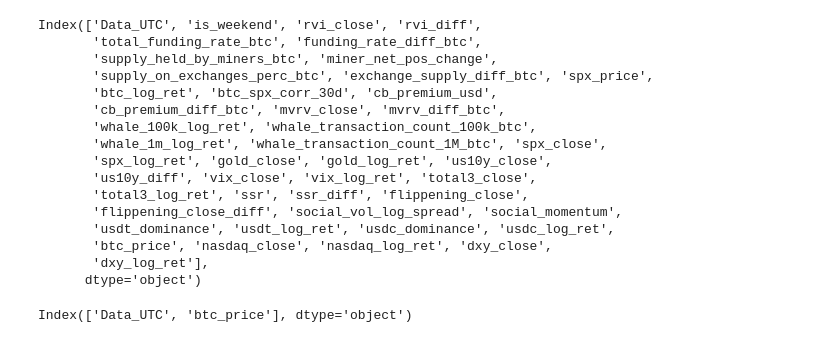
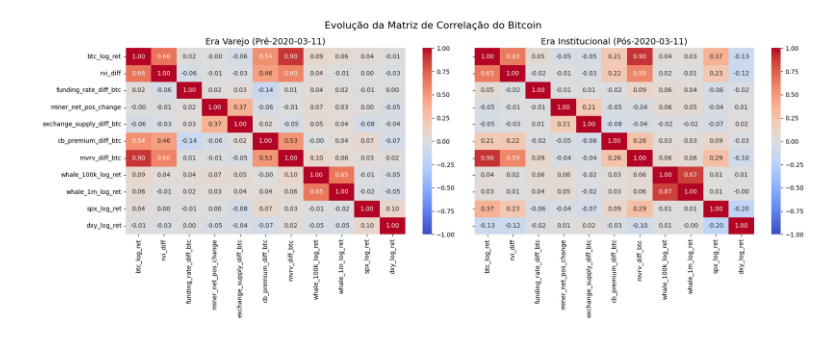
Before and after one commit to felipebaia/mba_dsa_usp_esalq, a Jupyter notebook: TCC/src/heatmaps.ipynb, the cells around one changed output. Drawn from its saved outputs; the diff is of its cells as text; code cells hidden in the pictures.

Commit message:
Fix: Correcao do codigo que gera a tabela consolidada para se adequar as novas fontes.

```diff
--- a/TCC/src/heatmaps.ipynb
+++ b/TCC/src/heatmaps.ipynb
@@ -151,24 +6,50 @@ df_final_feature
-# %%
-display(df_features.columns)
-display(df_target_price.columns)
-# %% [output]
-Index(['Data_UTC', 'is_weekend', 'rvi_close', 'rvi_diff',
-       'total_funding_rate_btc', 'funding_rate_diff_btc',
-       'supply_held_by_miners_btc', 'miner_net_pos_change',
-       'supply_on_exchanges_perc_btc', 'exchange_supply_diff_btc', 'spx_price',
-       'btc_log_ret', 'btc_spx_corr_30d', 'cb_premium_usd',
-       'cb_premium_diff_btc', 'mvrv_close', 'mvrv_diff_btc',
-       'whale_100k_log_ret', 'whale_transaction_count_100k_btc',
-       'whale_1m_log_ret', 'whale_transaction_count_1M_btc', 'spx_close',
-       'spx_log_ret', 'gold_close', 'gold_log_ret', 'us10y_close',
-       'us10y_diff', 'vix_close', 'vix_log_ret', 'total3_close',
-       'total3_log_ret', 'ssr', 'ssr_diff', 'flippening_close',
-       'flippening_close_diff', 'social_vol_log_spread', 'social_momentum',
-       'usdt_dominance', 'usdt_log_ret', 'usdc_dominance', 'usdc_log_ret',
-       'btc_price', 'nasdaq_close', 'nasdaq_log_ret', 'dxy_close',
-       'dxy_log_ret'],
-      dtype='object')
-Index(['Data_UTC', 'btc_price'], dtype='object')
+# %%
+# ==============================================================================
+# 3. MATRIZES DE CORRELAÇÃO COMPARATIVAS (Para a Seção 3.3)
+# ==============================================================================
+
+df_copy = df_features.copy()
+df_copy = df_copy.set_index('Data_UTC')
+
+# Selecionar variáveis TRANSFORMADAS (Stationary)
+# Selecionar variáveis TRANSFORMADAS (Stationary)
+cols_corr = ['btc_log_ret', 'rvi_diff','funding_rate_diff_btc', 'miner_net_pos_change','exchange_supply_diff_btc',
+             'cb_premium_diff_btc','mvrv_diff_btc','whale_100k_log_ret','whale_1m_log_ret','spx_log_ret','dxy_log_ret',
+             'nasdaq_log_ret','gold_log_ret','us10y_diff','vix_log_ret','total3_log_ret','ssr_diff','flippening_close_diff','social_vol_log_spread',
+             'social_momentum','usdt_log_ret','usdc_log_ret']
+
+# Dividir a lista em duas metades
+mid_point = len(cols_corr) // 2
+cols_corr1 = cols_corr[:mid_point]
+cols_corr2 = cols_corr[mid_point:]
+
+cols_corr = cols_corr1
+
+# Dividir os dados
+df_varejo = df_copy.loc[:DATA_DIVISAO_ERA][cols_corr]
+df_institucional = df_copy.loc[DATA_DIVISAO_ERA:][cols_corr]
+# Calcular Matrizes de Correlação (Pearson)
+corr_varejo = df_varejo.corr()
+corr_institucional = df_institucional.corr()
+
+# Plotar Lado a Lado
+fig, axes = plt.subplots(1, 2, figsize=(18, 7), sharey=True)
+
+# Heatmap 1: Era Varejo
+sns.heatmap(corr_varejo, ax=axes[0], annot=True, cmap='coolwarm', vmin=-1, vmax=1, fmt=".2f")
+axes[0].set_title(f'Era Varejo (Pré-{DATA_DIVISAO_ERA})', fontsize=14)
+
+# Heatmap 2: Era Institucional
+sns.heatmap(corr_institucional, ax=axes[1], annot=True, cmap='coolwarm', vmin=-1, vmax=1, fmt=".2f")
+axes[1].set_title(f'Era Institucional (Pós-{DATA_DIVISAO_ERA})', fontsize=14)
+plt.suptitle('Evolução da Matriz de Correlação do Bitcoin', fontsize=16)
+plt.tight_layout()
+plt.show()
+
+# O que procurar aqui: Veja se o quadrado entre btc_Log_Ret e SPX_Log_Ret ficou "mais vermelho" no segundo gráfico.
+# Se sim, sua tese está provada visualmente.
+# %% [output]
+[figure, added]
 # %%
 # ==============================================================================
 # 3. MATRIZES DE CORRELAÇÃO COMPARATIVAS (Para a Seção 3.3)
```
Also changed, not shown: parts of 6 cells of this notebook, 7 other files.
